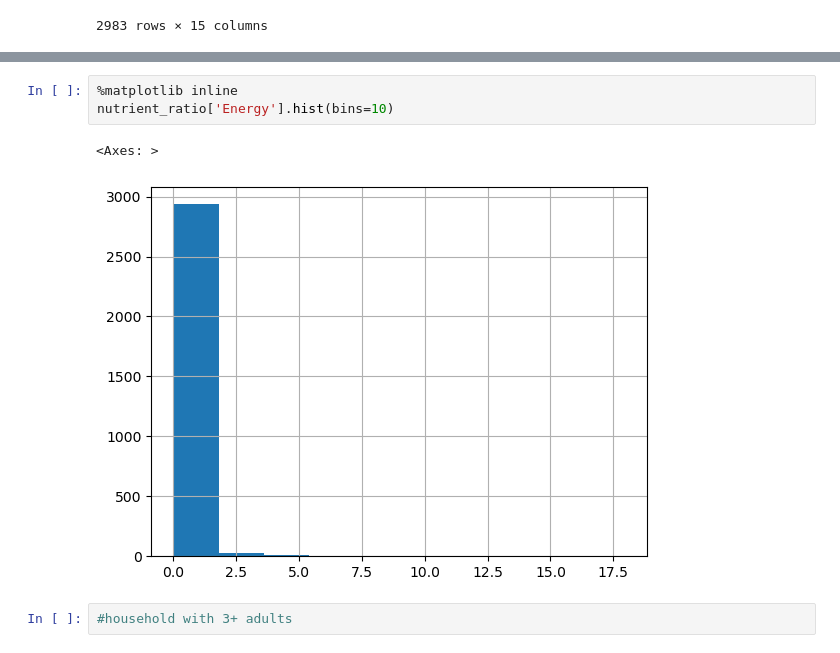
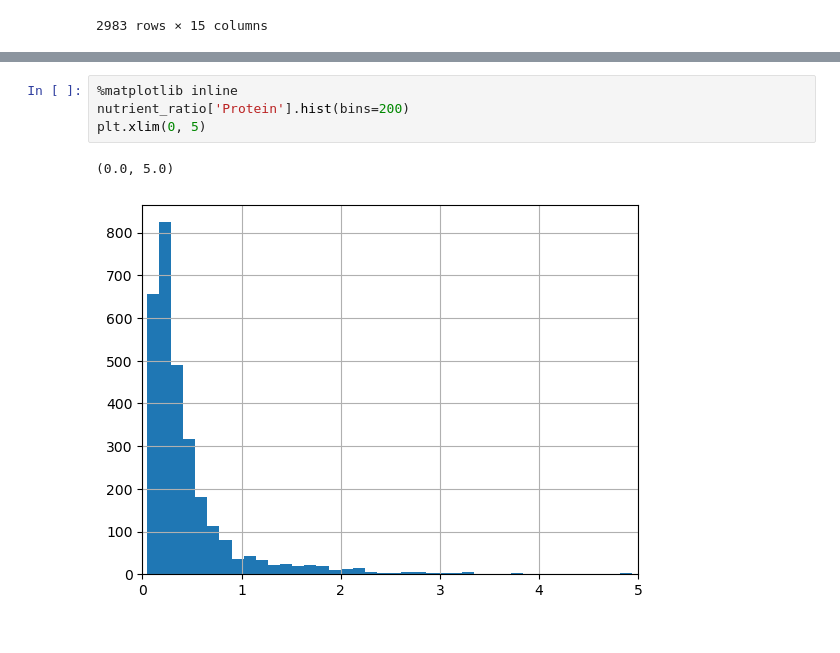
Before and after one commit to reilyfairchild/EEP153-Project-3, a Jupyter notebook: estimation_example.ipynb, the cells around one changed output, grey strips where cells are left out. Drawn from its saved outputs; the diff is of its cells as text.

```diff
--- a/estimation_example.ipynb
+++ b/estimation_example.ipynb
@@ -906,9 +813,8 @@ nutrient_ratio
 2983 rows × 15 columns
 # %%
 %matplotlib inline
-nutrient_ratio['Energy'].hist(bins=10)
+nutrient_ratio['Protein'].hist(bins=200)
+plt.xlim(0, 5)
 # %% [output]
-<Axes: >
+(0.0, 5.0)
-[figure, old version]
+[figure, new version]
-# %%
-#household with 3+ adults
```
Also changed, not shown: parts of 15 cells of this notebook.
